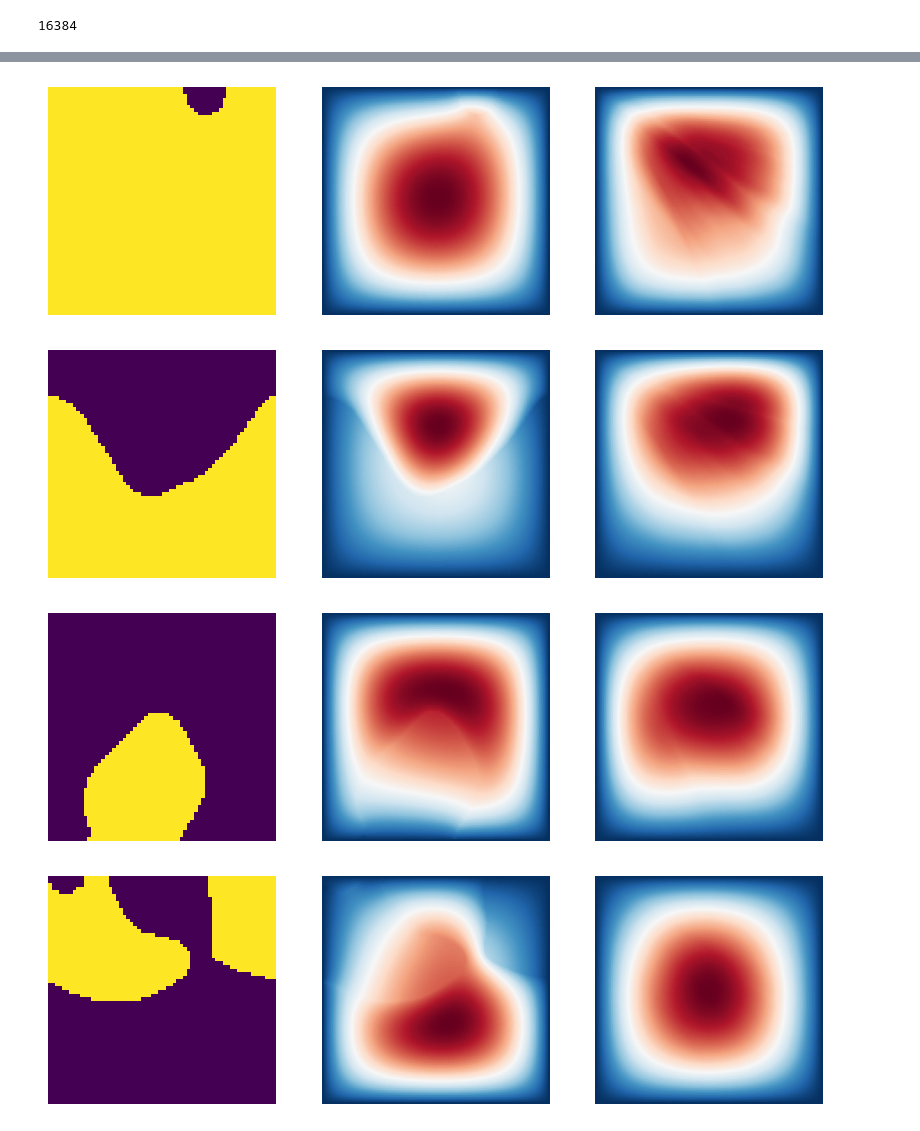
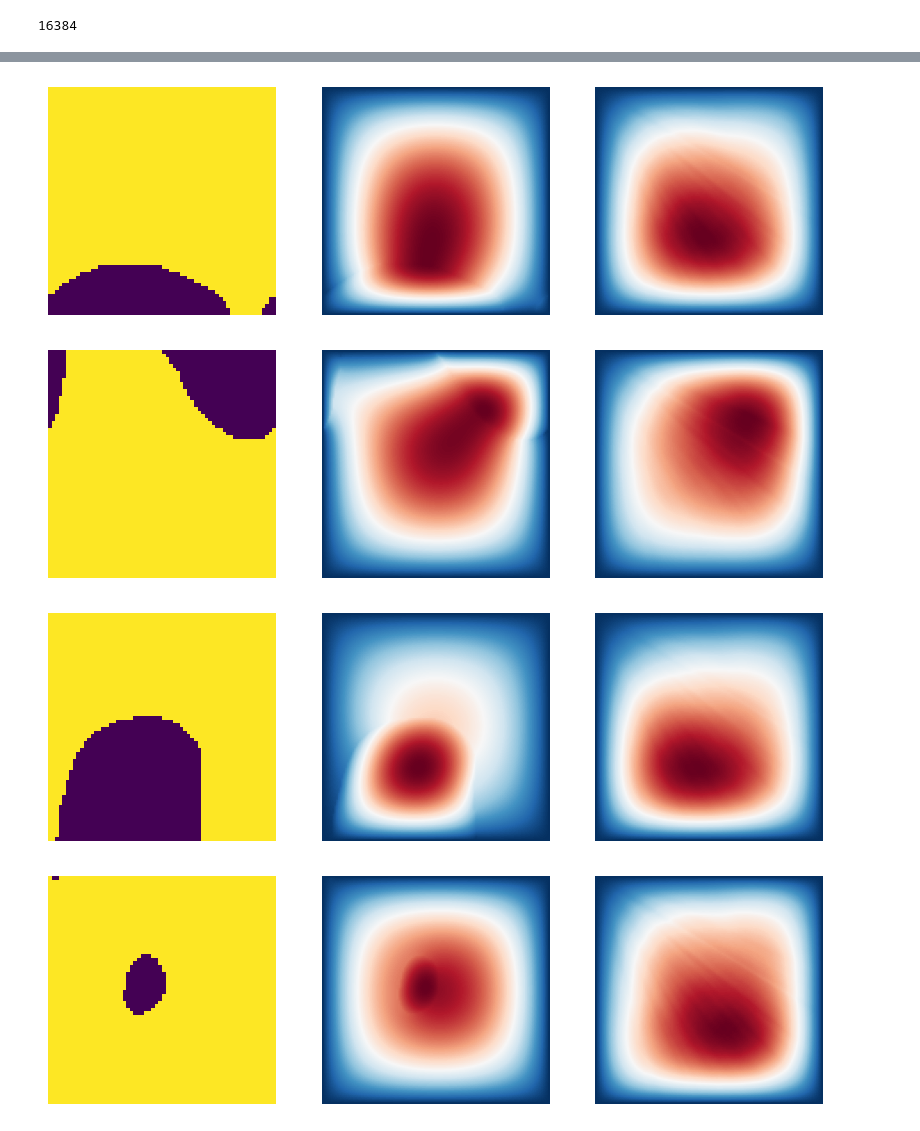
Before and after one commit to TheoHanon/NeuralFlow, a Jupyter notebook: Experiments/Darcy Flow/operator_learn.ipynb, the cells around one changed output, grey strips where cells are left out. Drawn from its saved outputs; the diff is of its cells as text; code cells hidden in the pictures.

```diff
--- a/Experiments/Darcy Flow/operator_learn.ipynb
+++ b/Experiments/Darcy Flow/operator_learn.ipynb
@@ -11,14 +16,24 @@ Device : /cpu:0
 # %%
-@tf.function
+@tf.function(reduce_retracing=True)
 def boundary_fn(x, boundaries = (0.0, 1.0)):
     return (x[..., 0] - boundaries[0]) * (x[..., 0] - boundaries[1]) * (x[..., 1] - boundaries[0]) * (x[..., 1] - boundaries[1])
 
 model = DeepONet(
     n_branch = 64 * 64,
     n_trunk = 2,
-    width = 40,
-    depth = 2,
+    width = 50,
+    depth = 3,
     output_dim = 128 * 128,
     activation = "relu",
-    boundary_fn=boundary_fn
 )
+
+loss_fn = tf.keras.losses.MeanSquaredError(reduction=tf.keras.losses.Reduction.SUM)
+
+lr_schedule = tf.keras.optimizers.schedules.ExponentialDecay(
+    initial_learning_rate=1e-4,
+    decay_steps=20,
+    decay_rate=0.96,
+    staircase=True
+)
+
+optimizer = tf.keras.optimizers.Adam(learning_rate=lr_schedule)
@@ -93,14 +120,14 @@ for a, u in test_dataset.take(10):
     fig, ax = plt.subplots(1, 3, figsize=(10, 5))
     a = tf.reshape(a, (-1, 64*64))
     u = tf.reshape(u, (-1, 128*128))
-
-    u_pred = model(a, coords_test)
+    boundaries = boundary_fn(coords_test)
+    u_pred = model(a, coords_test) * boundaries
     u_pred = tf.reshape(u_pred, (-1, 128*128))
-    ax[0].imshow(tf.reshape(a[1], (64, 64)), cmap = "viridis")
+    ax[0].imshow(tf.reshape(a[0], (64, 64)), cmap = "viridis")
     ax[0].set_axis_off()
-    ax[1].imshow(tf.reshape(u[1], (128, 128)), cmap = "RdBu_r")
+    ax[1].imshow(tf.reshape(u[0], (128, 128)), cmap = "RdBu_r")
     ax[1].set_axis_off()
-    ax[2].imshow(tf.reshape(u_pred[1], (128, 128)), cmap = "RdBu_r")
+    ax[2].imshow(tf.reshape(u_pred[0], (128, 128)), cmap = "RdBu_r")
     ax[2].set_axis_off()
 
     plt.show()
@@ -111,4 +138,4 @@ for a, u in test_dataset.take(10):
-[figure, old version]
+[figure, new version]
-[figure, old version]
+[figure, new version]
-[figure, old version]
+[figure, new version]
-[figure, old version]
+[figure, new version]
```
Also changed, not shown: parts of 7 cells of this notebook, 2 other files.
